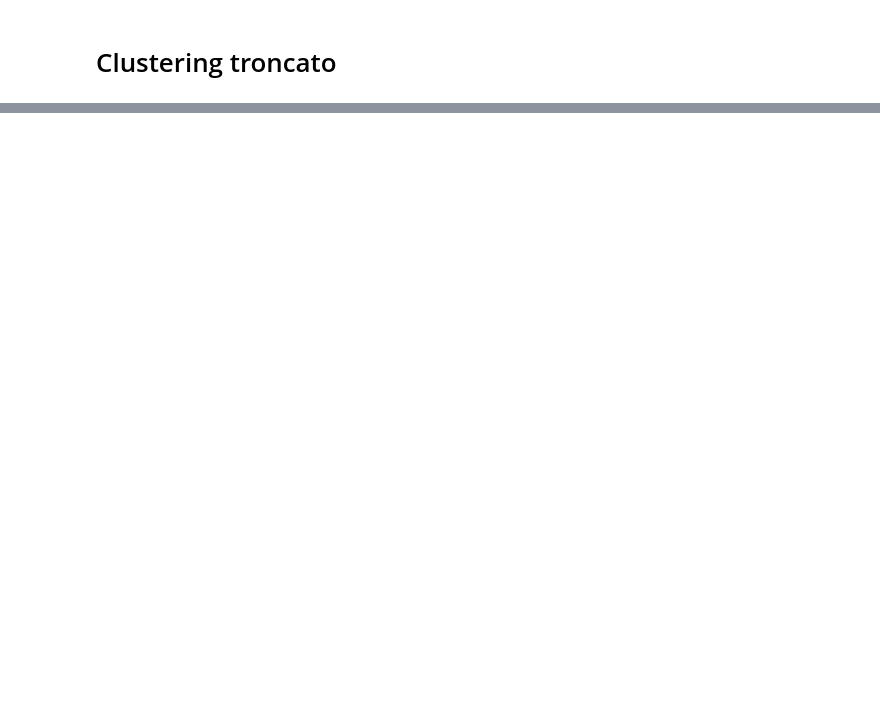
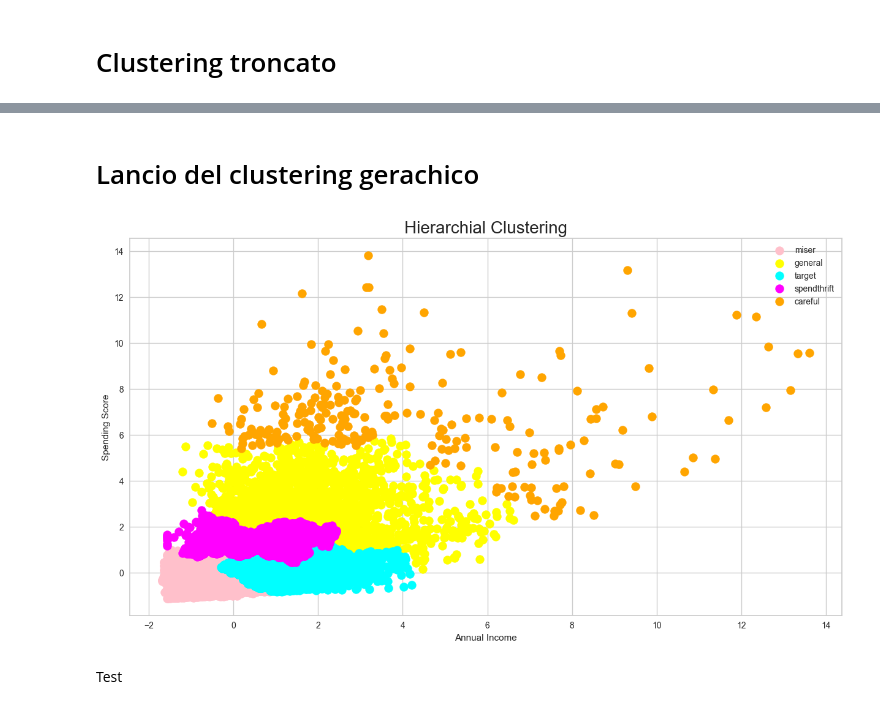
Before and after one commit to ChiaraAmalia/DataScience2Project, a Jupyter notebook: clusterJupy.ipynb, the cells around one changed output, grey strips where cells are left out. Drawn from its saved outputs; the diff is of its cells as text; code cells hidden in the pictures; blank space fills up the shorter version.

```diff
--- a/clusterJupy.ipynb
+++ b/clusterJupy.ipynb
@@ -366,0 +351,24 @@ KeyboardInterrupt:
+# %% [markdown]
+# Lancio del clustering gerachico
+# %%
+from sklearn.cluster import AgglomerativeClustering
+
+hc = AgglomerativeClustering(n_clusters = 5, affinity = 'euclidean', linkage = 'ward')
+y_hc = hc.fit_predict(clustering1)
+
+plt.figure(figsize=(15,8))
+plt.scatter(clustering1[y_hc == 0, 0], clustering1[y_hc == 0, 1], s = 100, c = 'pink', label = 'miser')
+plt.scatter(clustering1[y_hc == 1, 0], clustering1[y_hc == 1, 1], s = 100, c = 'yellow', label = 'general')
+plt.scatter(clustering1[y_hc == 2, 0], clustering1[y_hc == 2, 1], s = 100, c = 'cyan', label = 'target')
+plt.scatter(clustering1[y_hc == 3, 0], clustering1[y_hc == 3, 1], s = 100, c = 'magenta', label = 'spendthrift')
+plt.scatter(clustering1[y_hc == 4, 0], clustering1[y_hc == 4, 1], s = 100, c = 'orange', label = 'careful')
+
+plt.title('Hierarchial Clustering', fontsize = 20)
+plt.xlabel('Annual Income')
+plt.ylabel('Spending Score')
+plt.legend()
+plt.show()
+# %% [output]
+[figure, added]
+# %% [markdown]
+Test
```
Also changed, not shown: parts of 6 cells of this notebook.
